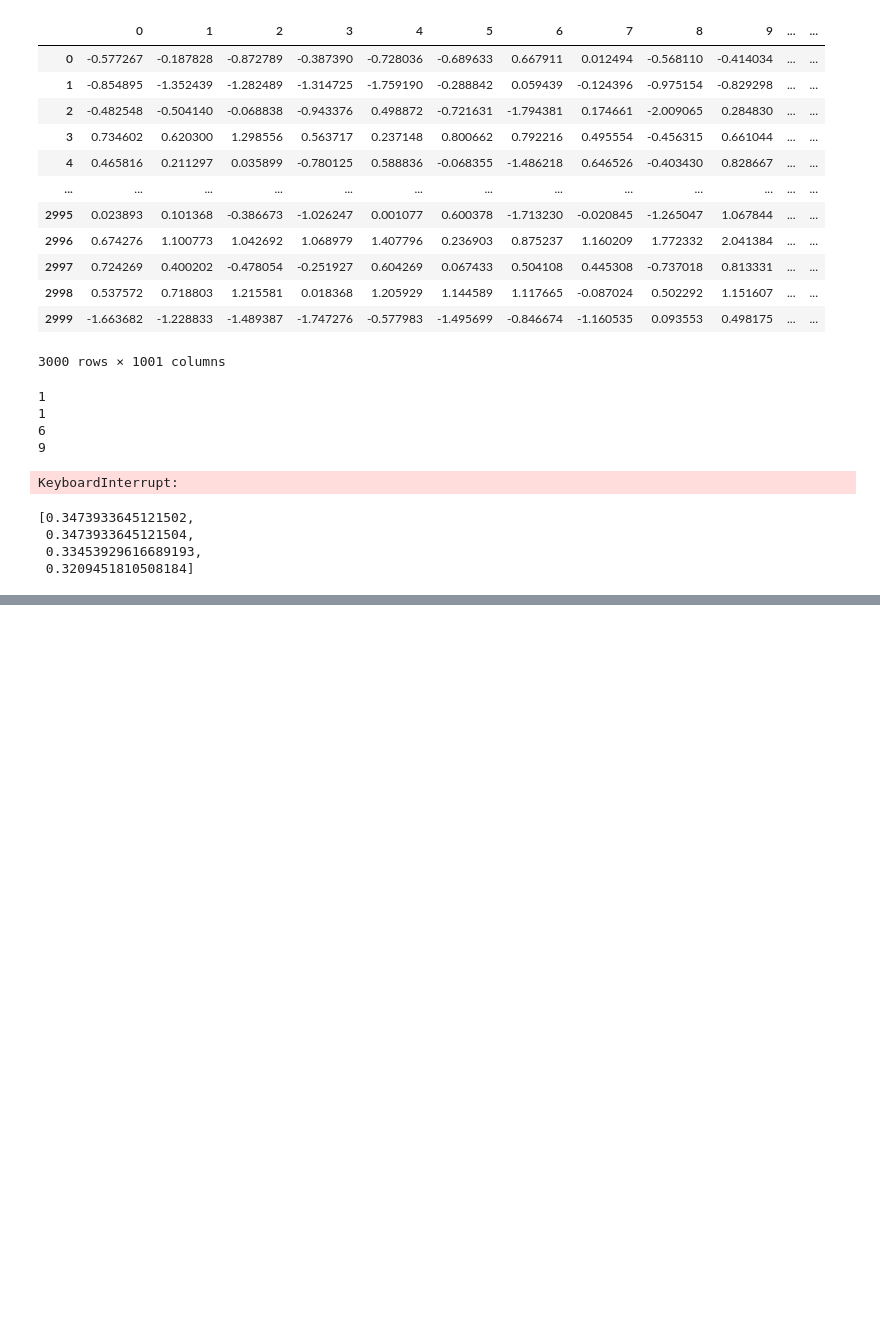
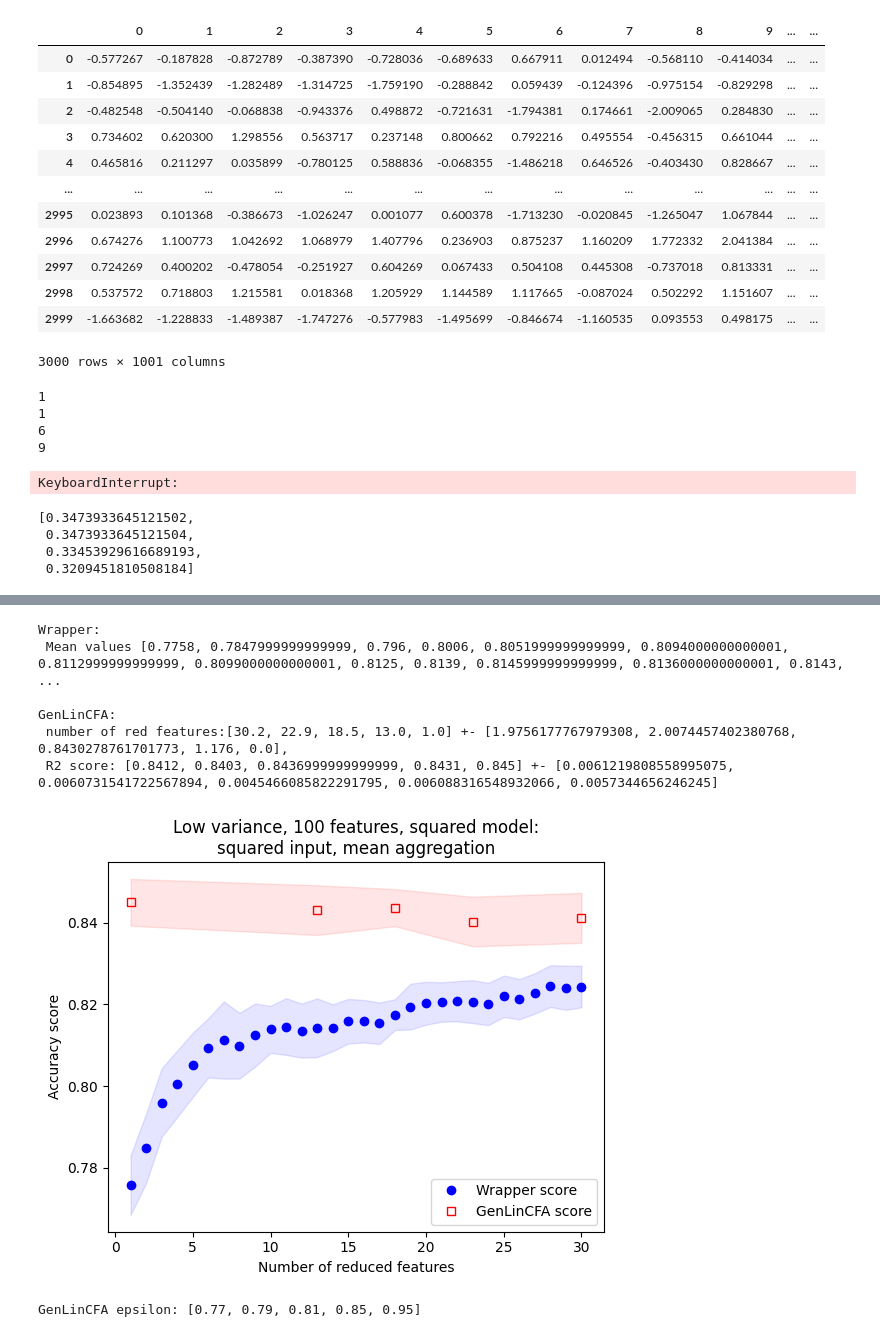
Before and after one commit to PaoloBonettiPolimi/PaperNon_Gen_LinCFA, a Jupyter notebook: Non_Gen_LinCFA_experiments.ipynb, the cells around one changed output, grey strips where cells are left out. Saved outputs shown, nothing was run; the diff lists cells and outputs as text; code cells hidden in the pictures; blank space fills up the shorter version.

```diff
--- a/Non_Gen_LinCFA_experiments.ipynb
+++ b/Non_Gen_LinCFA_experiments.ipynb
@@ -1273,0 +1276,4 @@ plot_class_squaredAggr(results,"Low variance, 100 features, squared model:\nline
+# %%
+import pickle
+with open('/Users/paolo/Documents/PaperNon_Gen_LinCFA/results/class_quadratic_retry.pkl', 'rb') as f:
+    results = pickle.load(f)
@@ -1273,0 +1284,14 @@ plot_class_squaredAggr(results,"Low variance, 100 features, squared model:\nline
+# %%
+plot_class(results,"Low variance, 100 features, squared model:\nsquared input, mean aggregation",30,'LowVar_100Feat_quadr_class.png')
+# %% [output]
+Wrapper:
+ Mean values [0.7758, 0.7847999999999999, 0.796, 0.8006, 0.8051999999999999, 0.8094000000000001, 0.8112999999999999, 0.8099000000000001, 0.8125, 0.8139, 0.8145999999999999, 0.8136000000000001, 0.8143, ...
+
+GenLinCFA:
+ number of red features:[30.2, 22.9, 18.5, 13.0, 1.0] +- [1.9756177767979308, 2.0074457402380768, 0.8430278761701773, 1.176, 0.0],
+ R2 score: [0.8412, 0.8403, 0.8436999999999999, 0.8431, 0.845] +- [0.0061219808558995075, 0.0060731541722567894, 0.0045466085822291795, 0.006088316548932066, 0.0057344656246245]
+[figure, added]
+# %%
+print(f'GenLinCFA epsilon: {[results[1][0][i][0] for i in range(5)]}')
+# %% [output]
+GenLinCFA epsilon: [0.77, 0.79, 0.81, 0.85, 0.95]
```
Also changed, not shown: parts of 75 cells of this notebook, 29 other files.
